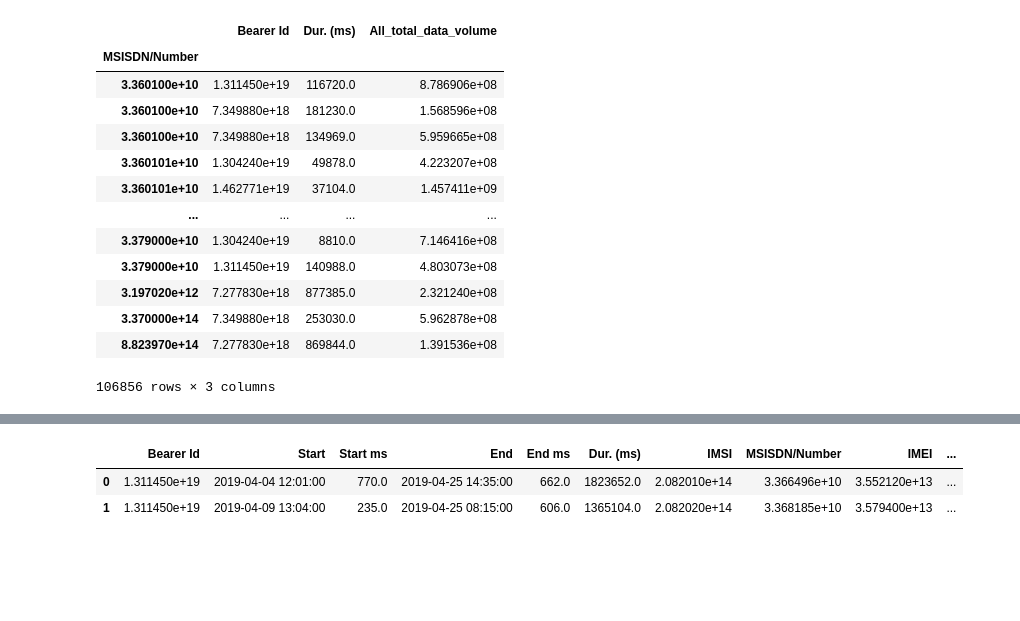
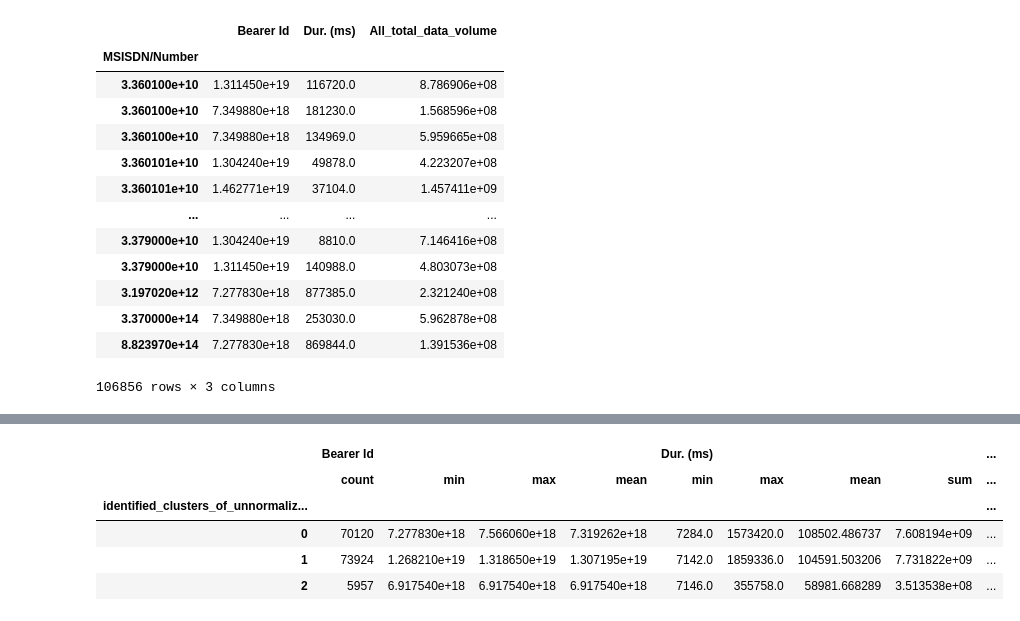
Before and after one commit to behigu/TellCo-Telecom-User-s-Data-Analysis, a Jupyter notebook: notebooks/Telco_telecom_user_data_analysis.ipynb, the cells around one changed output, grey strips where cells are left out. Drawn from its saved outputs; the diff is of its cells as text; code cells hidden in the pictures; blank space fills up the shorter version.

```diff
--- a/notebooks/Telco_telecom_user_data_analysis.ipynb
+++ b/notebooks/Telco_telecom_user_data_analysis.ipynb
@@ -631,0 +680,7 @@ df_clean.groupby('MSISDN/Number').agg({'Bearer Id':'sum','Dur. (ms)': 'sum', 'Al
+# %%
+#Clustering the non normalized the data
+df_with_unnormalized_cluster = new_df.copy()
+identified_clusters_of_unnormalized_data  = kmeans.fit_predict(new_df)
+df_with_unnormalized_cluster['identified_clusters_of_unnormalized_data'] = identified_clusters_of_unnormalized_data
+
+df_with_unnormalized_cluster.head(10)
@@ -632,8 +699,10 @@ df_clean.groupby('MSISDN/Number').agg({'Bearer Id':'sum','Dur. (ms)': 'sum', 'Al
 # %%
-df_clean.groupby('MSISDN/Number').agg({'Bearer Id':'sum','Dur. (ms)': 'sum', 'All_total_data_volume': 'sum'})
+Info_unnormalized_cluster = df_with_unnormalized_cluster.groupby('identified_clusters_of_unnormalized_data').agg({'Bearer Id':['count','min','max','mean'],'Dur. (ms)':['min','max','mean','sum'],'All_total_data_volume':['min','max','mean','sum']})
+Info_unnormalized_cluster.head(10)
+# %% [output]
+|  | Bearer Id |  |  |  | Dur. (ms) |  |  |  | ... |
+|  | count | min | max | mean | min | max | mean | sum | ... |
+| identified_clusters_of_unnormaliz... |  |  |  |  |  |  |  |  | ... |
+| 0 | 70120 | 7.277830e+18 | 7.566060e+18 | 7.319262e+18 | 7284.0 | 1573420.0 | 108502.486737 | 7.608194e+09 | ... |
+| 1 | 73924 | 1.268210e+19 | 1.318650e+19 | 1.307195e+19 | 7142.0 | 1859336.0 | 104591.503206 | 7.731822e+09 | ... |
+| 2 | 5957 | 6.917540e+18 | 6.917540e+18 | 6.917540e+18 | 7146.0 | 355758.0 | 58981.668289 | 3.513538e+08 | ... |
-# %%
-df_clean.head(2)
-# %% [output]
-|  | Bearer Id | Start | Start ms | End | End ms | Dur. (ms) | IMSI | MSISDN/Number | IMEI | ... |
-| 0 | 1.311450e+19 | 2019-04-04 12:01:00 | 770.0 | 2019-04-25 14:35:00 | 662.0 | 1823652.0 | 2.082010e+14 | 3.366496e+10 | 3.552120e+13 | ... |
-| 1 | 1.311450e+19 | 2019-04-09 13:04:00 | 235.0 | 2019-04-25 08:15:00 | 606.0 | 1365104.0 | 2.082020e+14 | 3.368185e+10 | 3.579400e+13 | ... |
```
Also changed, not shown: parts of 25 cells of this notebook.
